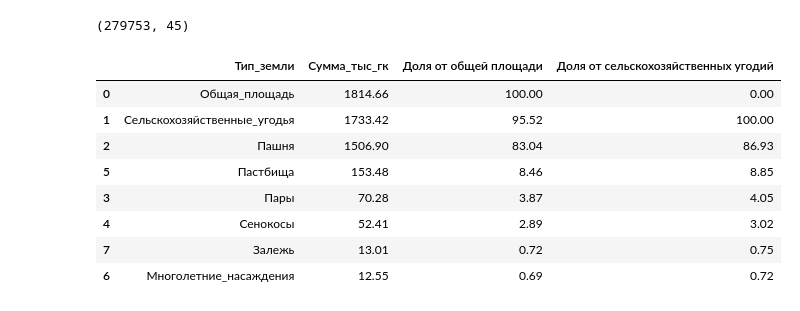
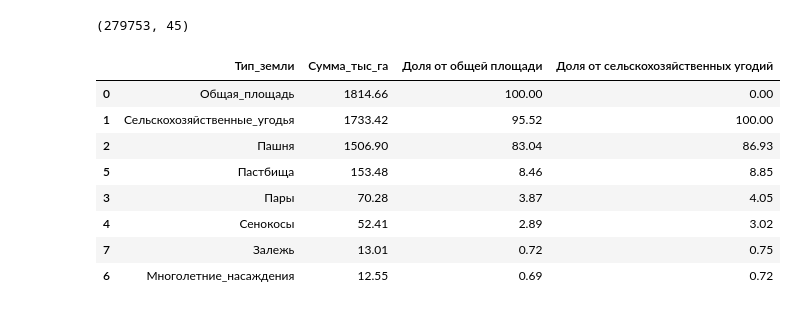
Before and after one commit to SergeyHSE/RegionAnalysis.github.io, a Jupyter notebook: RegionAnalysis.ipynb, the cells around one changed output. Saved outputs shown, nothing was run; the diff lists cells and outputs as text; code cells hidden in the pictures.

```diff
--- a/RegionAnalysis.ipynb
+++ b/RegionAnalysis.ipynb
@@ -272,20 +272,20 @@ data.shape
 # %%
 col_land = ['Общая_площадь', 'Сельскохозяйственные_угодья', 'Пашня', 'Пары',
             'Сенокосы', 'Пастбища', 'Многолетние_насаждения', 'Залежь']
 
 land = {}
 for col in col_land:
     value = data[col].sum() / 1000
     land[col] = value.round(2)
 
-land_df = pd.DataFrame(list(land.items()), columns=['Тип_земли', 'Сумма_тыс_гк'])
-land_df['Доля от общей площади'] = (land_df['Сумма_тыс_гк'] / land_df.loc[0, 'Сумма_тыс_гк'] * 100).round(2)
-land_df['Доля от сельскохозяйственных угодий'] = (land_df['Сумма_тыс_гк'] / land_df.loc[1, 'Сумма_тыс_гк'] * 100).round(2)
+land_df = pd.DataFrame(list(land.items()), columns=['Тип_земли', 'Сумма_тыс_га'])
+land_df['Доля от общей площади'] = (land_df['Сумма_тыс_га'] / land_df.loc[0, 'Сумма_тыс_га'] * 100).round(2)
+land_df['Доля от сельскохозяйственных угодий'] = (land_df['Сумма_тыс_га'] / land_df.loc[1, 'Сумма_тыс_га'] * 100).round(2)
 land_df.iloc[0, 3] = 0
-land_df = land_df.sort_values('Сумма_тыс_гк', axis=0, ascending=False)
+land_df = land_df.sort_values('Сумма_тыс_га', axis=0, ascending=False)
 land_df
 # %% [output]
-|  | Тип_земли | Сумма_тыс_гк | Доля от общей площади | Доля от сельскохозяйственных угодий |
+|  | Тип_земли | Сумма_тыс_га | Доля от общей площади | Доля от сельскохозяйственных угодий |
 | 0 | Общая_площадь | 1814.66 | 100.00 | 0.00 |
 | 1 | Сельскохозяйственные_угодья | 1733.42 | 95.52 | 100.00 |
 | 2 | Пашня | 1506.90 | 83.04 | 86.93 |
```
Also changed, not shown: parts of 2 cells of this notebook.
